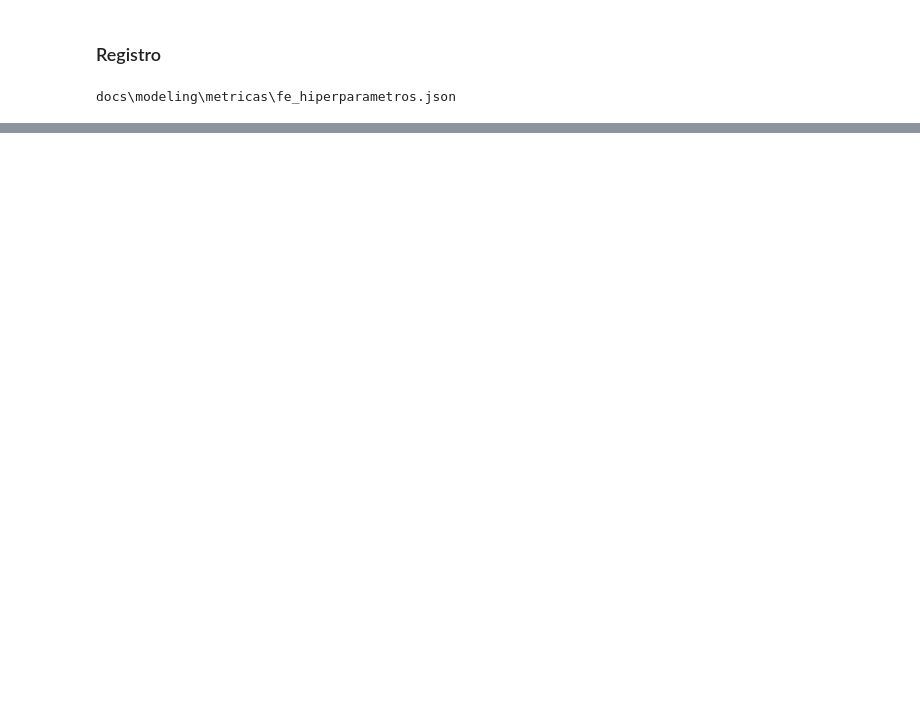
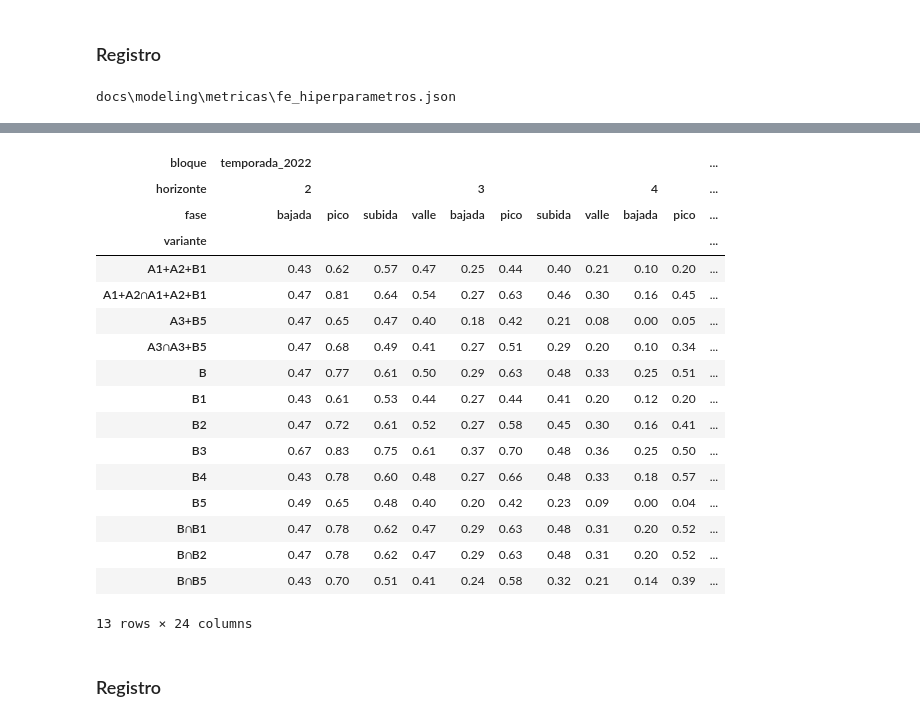
Before and after one commit to panconlocro/Denguekay, a Jupyter notebook: notebooks/32_modelado_fe_inicios.ipynb, the cells around one changed output, grey strips where cells are left out. Saved outputs shown, nothing was run; the diff lists cells and outputs as text; code cells hidden in the pictures; blank space fills up the shorter version.

```diff
--- a/notebooks/32_modelado_fe_inicios.ipynb
+++ b/notebooks/32_modelado_fe_inicios.ipynb
@@ -902,0 +914,40 @@ MLflow: run 6ed6c4653103465c81189ef34700fbc1 en 'denguekay/fe_hiperparametros_fa
+# %%
+from src.modeling import features_inicio as fi
+from src.utils.paths import SILVER_EPI_HISTORICO
+
+DESTINO2B = EXPERIMENTOS_FE_HIPERPARAMETROS / "fase2b"
+historia = pd.read_csv(SILVER_EPI_HISTORICO, dtype={"ubigeo": "string"})
+variables_inicio = fi.VariablesInicio(panel, serie, historia, regla)
+CORTE_REFERENCIA = corte  # solo ubica nulos de arranque; B2 y B5 se recalculan por bloque
+A = {v["id"]: v["columnas"] for v in pr.VARIANTES if v["bloque"] == "A"}
+G = list(eh.GENERICAS)
+# (nombre, familias B, columnas A, nombre de la referencia, columnas A de la referencia)
+CORRIDAS_2B = [(f"B{i}", [f"B{i}"], [], "B", []) for i in range(1, 6)] + [
+    ("A1+A2+B1", ["B1"], [*A["A1"], *A["A2"]], "A1+A2", [*A["A1"], *A["A2"]]),
+    ("A3+B5", ["B5"], A["A3"], "A3", A["A3"])]
+
+def _calcular_fase2b():
+    resultados, comparaciones, excluidas = {}, [], {}
+    base = eh.tabla_origenes(matrices[2])
+    for nombre, familias, cols_a, ref, cols_ref in CORRIDAS_2B:
+        cols_b = [c for f in familias for c in fi.COLUMNAS[f]]
+        ampliados = variables_inicio.origenes(base, familias, CORTE_REFERENCIA)
+        origenes_v, excl = ev.origenes_con(matrices, [*cols_a, *cols_b], origenes=ampliados)
+        preparar = variables_inicio.preparar_bloque(familias)
+        resultados[nombre] = ev.evaluar_y_resumir(matrices, serie, columnas=[*G, *cols_a, *cols_b],
+                                                  origenes=origenes_v, preparar_bloque=preparar)
+        nombre_ref = ref if (ref != "B" or excl["filas"] == 0) else f"B∩{nombre}"
+        if ref != "B":
+            nombre_ref = f"{ref}∩{nombre}"
+        if nombre_ref != "B":
+            # Referencia en la misma intersección de filas (sin las columnas B).
+            resultados[nombre_ref] = ev.evaluar_y_resumir(matrices, serie, columnas=[*G, *cols_ref],
+                                                          origenes=origenes_v.drop(columns=cols_b))
+        excluidas[nombre] = excl
+        comparaciones.append((nombre, nombre_ref))
+    return resultados, comparaciones, excluidas
+
+resultados_2b, comparaciones_2b, excluidas_2b = cache.cargar_o_calcular("fase2b_bloque_B", _calcular_fase2b,
+                                                                       huella=HUELLA, directorio=CACHE)
+resultados_2b["B"] = {**referencia, "resumen": resumen_b}
+pd.DataFrame(excluidas_2b).T.assign(referencia=dict(comparaciones_2b))
@@ -902,0 +1121,26 @@ MLflow: run 6ed6c4653103465c81189ef34700fbc1 en 'denguekay/fe_hiperparametros_fa
+# %%
+recall_fase_2b = pd.concat({n: ev.recall_por_fase(r["evaluaciones"]) for n, r in resultados_2b.items()},
+                           names=["variante"]).reset_index(level=0)
+recall_fase_2b.query("bloque in @pa.BLOQUES_SELECCION").pivot_table(
+    index="variante", columns=["bloque", "horizonte", "fase"], values="recall").round(2)
+# %% [output]
+| bloque | temporada_2022 |  |  |  |  |  |  |  |  |  | ... |
+| horizonte | 2 |  |  |  | 3 |  |  |  | 4 |  | ... |
+| fase | bajada | pico | subida | valle | bajada | pico | subida | valle | bajada | pico | ... |
+| variante |  |  |  |  |  |  |  |  |  |  | ... |
+| A1+A2+B1 | 0.43 | 0.62 | 0.57 | 0.47 | 0.25 | 0.44 | 0.40 | 0.21 | 0.10 | 0.20 | ... |
+| A1+A2∩A1+A2+B1 | 0.47 | 0.81 | 0.64 | 0.54 | 0.27 | 0.63 | 0.46 | 0.30 | 0.16 | 0.45 | ... |
+| A3+B5 | 0.47 | 0.65 | 0.47 | 0.40 | 0.18 | 0.42 | 0.21 | 0.08 | 0.00 | 0.05 | ... |
+| A3∩A3+B5 | 0.47 | 0.68 | 0.49 | 0.41 | 0.27 | 0.51 | 0.29 | 0.20 | 0.10 | 0.34 | ... |
+| B | 0.47 | 0.77 | 0.61 | 0.50 | 0.29 | 0.63 | 0.48 | 0.33 | 0.25 | 0.51 | ... |
+| B1 | 0.43 | 0.61 | 0.53 | 0.44 | 0.27 | 0.44 | 0.41 | 0.20 | 0.12 | 0.20 | ... |
+| B2 | 0.47 | 0.72 | 0.61 | 0.52 | 0.27 | 0.58 | 0.45 | 0.30 | 0.16 | 0.41 | ... |
+| B3 | 0.67 | 0.83 | 0.75 | 0.61 | 0.37 | 0.70 | 0.48 | 0.36 | 0.25 | 0.50 | ... |
+| B4 | 0.43 | 0.78 | 0.60 | 0.48 | 0.27 | 0.66 | 0.48 | 0.33 | 0.18 | 0.57 | ... |
+| B5 | 0.49 | 0.65 | 0.48 | 0.40 | 0.20 | 0.42 | 0.23 | 0.09 | 0.00 | 0.04 | ... |
+| B∩B1 | 0.47 | 0.78 | 0.62 | 0.47 | 0.29 | 0.63 | 0.48 | 0.31 | 0.20 | 0.52 | ... |
+| B∩B2 | 0.47 | 0.78 | 0.62 | 0.47 | 0.29 | 0.63 | 0.48 | 0.31 | 0.20 | 0.52 | ... |
+| B∩B5 | 0.43 | 0.70 | 0.51 | 0.41 | 0.24 | 0.58 | 0.32 | 0.21 | 0.14 | 0.39 | ... |
+13 rows × 24 columns
+# %% [markdown]
+### Registro
```
Also changed, not shown: parts of 21 cells of this notebook, 10 other files.
